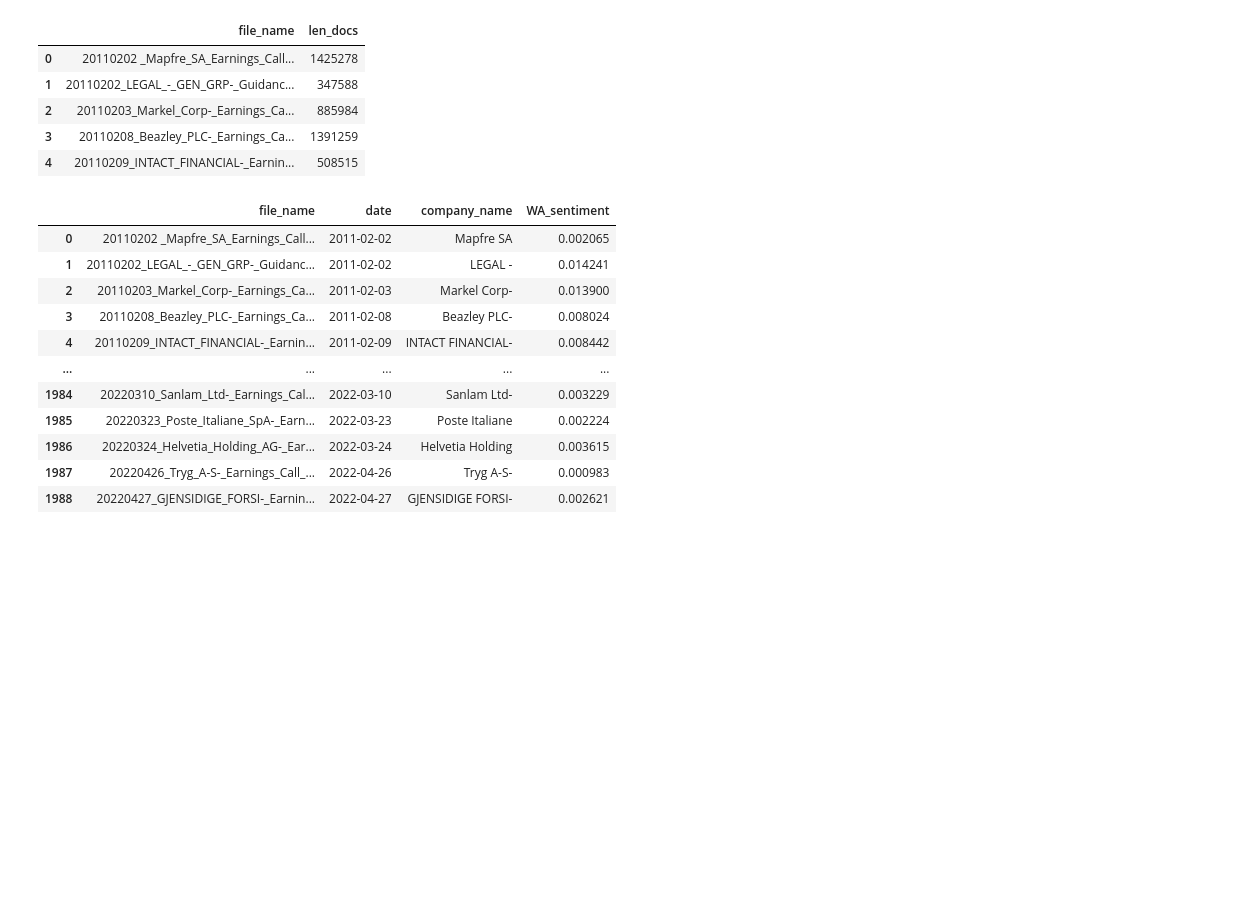
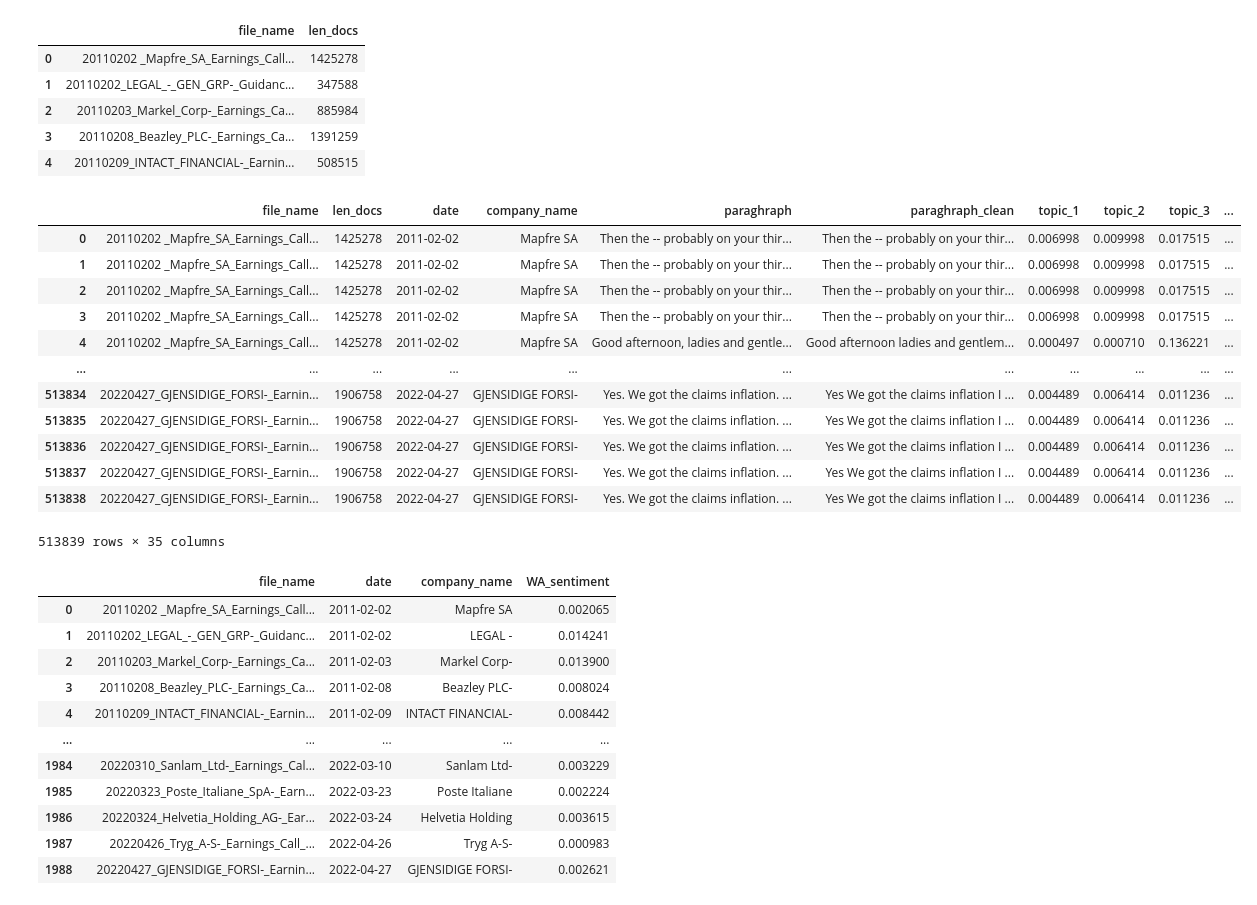
Before and after one commit to BoE-ARP-Bayes-MSc-BA/BoE_ARP_test03, a Jupyter notebook: sentiment_MD.ipynb, the cells around one changed output. Cells and saved outputs as stored; diff of their text form; code cells hidden in the pictures; blank space fills up the shorter version.

```diff
--- a/sentiment_MD.ipynb
+++ b/sentiment_MD.ipynb
@@ -131,6 +137,22 @@ cal_len_docs.head(5)
 | 2 | 20110203_Markel_Corp-_Earnings_Ca... | 885984 |
 | 3 | 20110208_Beazley_PLC-_Earnings_Ca... | 1391259 |
 | 4 | 20110209_INTACT_FINANCIAL-_Earnin... | 508515 |
+# %%
+merge_df1
+# %% [output]
+|  | file_name | len_docs | date | company_name | paraghraph | paraghraph_clean | topic_1 | topic_2 | topic_3 | ... |
+| 0 | 20110202 _Mapfre_SA_Earnings_Call... | 1425278 | 2011-02-02 | Mapfre SA | Then the -- probably on your thir... | Then the -- probably on your thir... | 0.006998 | 0.009998 | 0.017515 | ... |
+| 1 | 20110202 _Mapfre_SA_Earnings_Call... | 1425278 | 2011-02-02 | Mapfre SA | Then the -- probably on your thir... | Then the -- probably on your thir... | 0.006998 | 0.009998 | 0.017515 | ... |
+| 2 | 20110202 _Mapfre_SA_Earnings_Call... | 1425278 | 2011-02-02 | Mapfre SA | Then the -- probably on your thir... | Then the -- probably on your thir... | 0.006998 | 0.009998 | 0.017515 | ... |
+| 3 | 20110202 _Mapfre_SA_Earnings_Call... | 1425278 | 2011-02-02 | Mapfre SA | Then the -- probably on your thir... | Then the -- probably on your thir... | 0.006998 | 0.009998 | 0.017515 | ... |
+| 4 | 20110202 _Mapfre_SA_Earnings_Call... | 1425278 | 2011-02-02 | Mapfre SA | Good afternoon, ladies and gentle... | Good afternoon ladies and gentlem... | 0.000497 | 0.000710 | 0.136221 | ... |
+| ... | ... | ... | ... | ... | ... | ... | ... | ... | ... | ... |
+| 513834 | 20220427_GJENSIDIGE_FORSI-_Earnin... | 1906758 | 2022-04-27 | GJENSIDIGE FORSI- | Yes. We got the claims inﬂation. ... | Yes We got the claims inﬂation I ... | 0.004489 | 0.006414 | 0.011236 | ... |
+| 513835 | 20220427_GJENSIDIGE_FORSI-_Earnin... | 1906758 | 2022-04-27 | GJENSIDIGE FORSI- | Yes. We got the claims inﬂation. ... | Yes We got the claims inﬂation I ... | 0.004489 | 0.006414 | 0.011236 | ... |
+| 513836 | 20220427_GJENSIDIGE_FORSI-_Earnin... | 1906758 | 2022-04-27 | GJENSIDIGE FORSI- | Yes. We got the claims inﬂation. ... | Yes We got the claims inﬂation I ... | 0.004489 | 0.006414 | 0.011236 | ... |
+| 513837 | 20220427_GJENSIDIGE_FORSI-_Earnin... | 1906758 | 2022-04-27 | GJENSIDIGE FORSI- | Yes. We got the claims inﬂation. ... | Yes We got the claims inﬂation I ... | 0.004489 | 0.006414 | 0.011236 | ... |
+| 513838 | 20220427_GJENSIDIGE_FORSI-_Earnin... | 1906758 | 2022-04-27 | GJENSIDIGE FORSI- | Yes. We got the claims inﬂation. ... | Yes We got the claims inﬂation I ... | 0.004489 | 0.006414 | 0.011236 | ... |
+513839 rows × 35 columns
 # %%
 # calculate weighted average
 merge_df1 = cal_len_docs.merge(sentence_df, how='inner', on='file_name')
```
Also changed, not shown: parts of 7 cells of this notebook.
